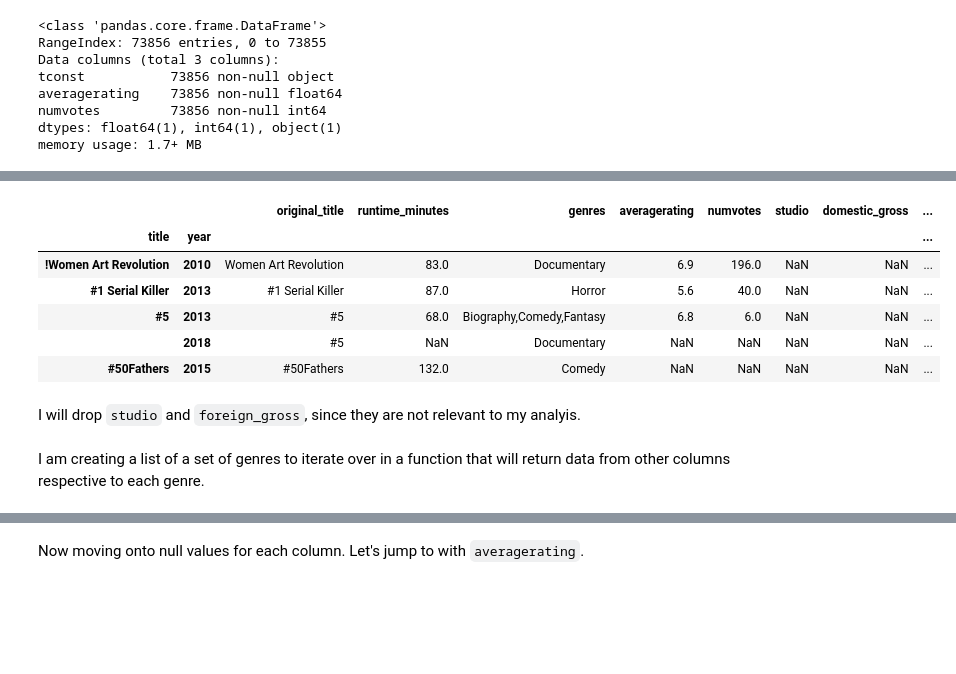
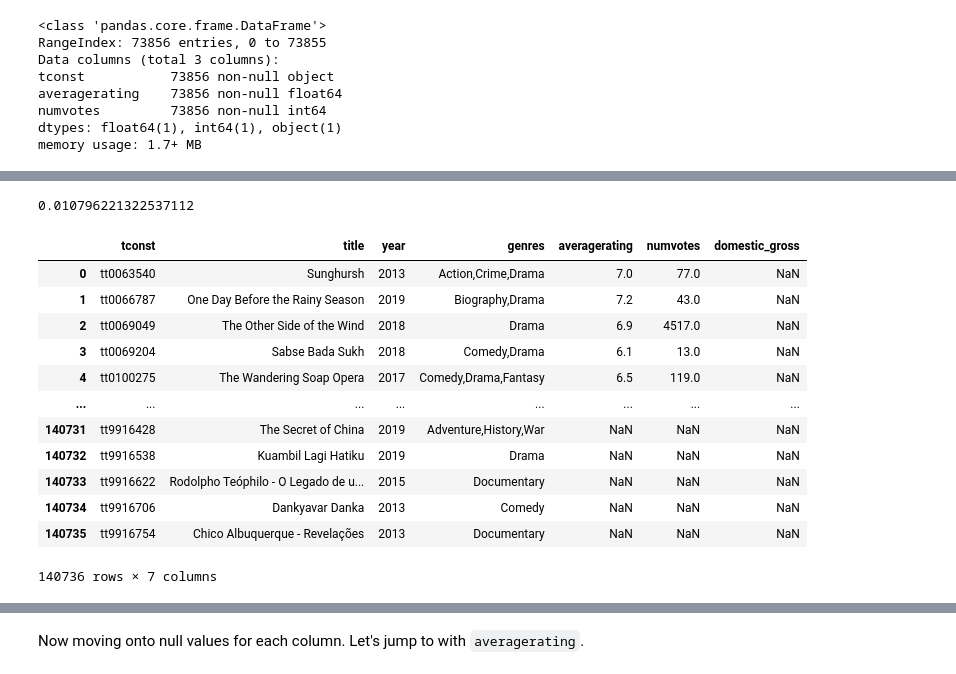
Before and after one commit to jeremypagirsky/Movie-Analysis, a Jupyter notebook: Pagirsky_Phase_1_Project.ipynb, the cells around one changed output, grey strips where cells are left out. Drawn from its saved outputs; the diff is of its cells as text; code cells hidden in the pictures; blank space fills up the shorter version.

```diff
--- a/Pagirsky_Phase_1_Project.ipynb
+++ b/Pagirsky_Phase_1_Project.ipynb
@@ -158,0 +459,2 @@ imdb_df.set_index(['title', 'year'], inplace=True)
+# %%
+df1['year'] = df1['year'].astype('int64')
@@ -178,2 +494,0 @@ I will also set `title` and `year` as the indices for the Box Office Mojo datase
-# %%
-df1.set_index(['title', 'year'], inplace=True)
@@ -204,0 +495,3 @@ The majority of the analyses pertain to movie genre. As shown below, because ove
+# %%
+#This will allow me to find any placeholder values (e.g., year=2022)
+imdb_df['year'] = imdb_df['year'].astype('int64')
@@ -205,3 +512,6 @@ The majority of the analyses pertain to movie genre. As shown below, because ove
+# %%
+#I use an `outer` join to include all data from both datasets. I have named my new working dataset `joined_df`.
+joined_df = imdb_df.merge(df1, how='outer')
 # %%
 joined_df.info()
 # %% [output]
@@ -225,14 +561,22 @@ memory usage: 10.8+ MB
+# %%
+1536/142272
+# %% [output]
+0.010796221322537112
 # %%
 joined_df = joined_df[joined_df['genres'].notna()]
 # %%
-joined_df.head()
+joined_df
 # %% [output]
-|  |  | original_title | runtime_minutes | genres | averagerating | numvotes | studio | domestic_gross | ... |
-| title | year |  |  |  |  |  |  |  | ... |
-| !Women Art Revolution | 2010 | Women Art Revolution | 83.0 | Documentary | 6.9 | 196.0 | NaN | NaN | ... |
-| #1 Serial Killer | 2013 | #1 Serial Killer | 87.0 | Horror | 5.6 | 40.0 | NaN | NaN | ... |
-| #5 | 2013 | #5 | 68.0 | Biography,Comedy,Fantasy | 6.8 | 6.0 | NaN | NaN | ... |
-|  | 2018 | #5 | NaN | Documentary | NaN | NaN | NaN | NaN | ... |
-| #50Fathers | 2015 | #50Fathers | 132.0 | Comedy | NaN | NaN | NaN | NaN | ... |
+|  | tconst | title | year | genres | averagerating | numvotes | domestic_gross |
+| 0 | tt0063540 | Sunghursh | 2013 | Action,Crime,Drama | 7.0 | 77.0 | NaN |
+| 1 | tt0066787 | One Day Before the Rainy Season | 2019 | Biography,Drama | 7.2 | 43.0 | NaN |
+| 2 | tt0069049 | The Other Side of the Wind | 2018 | Drama | 6.9 | 4517.0 | NaN |
+| 3 | tt0069204 | Sabse Bada Sukh | 2018 | Comedy,Drama | 6.1 | 13.0 | NaN |
+| 4 | tt0100275 | The Wandering Soap Opera | 2017 | Comedy,Drama,Fantasy | 6.5 | 119.0 | NaN |
+| ... | ... | ... | ... | ... | ... | ... | ... |
+| 140731 | tt9916428 | The Secret of China | 2019 | Adventure,History,War | NaN | NaN | NaN |
+| 140732 | tt9916538 | Kuambil Lagi Hatiku | 2019 | Drama | NaN | NaN | NaN |
+| 140733 | tt9916622 | Rodolpho Teóphilo - O Legado de u... | 2015 | Documentary | NaN | NaN | NaN |
+| 140734 | tt9916706 | Dankyavar Danka | 2013 | Comedy | NaN | NaN | NaN |
+| 140735 | tt9916754 | Chico Albuquerque - Revelações | 2013 | Documentary | NaN | NaN | NaN |
+140736 rows × 7 columns
-# %% [markdown]
-I will drop `studio` and `foreign_gross`, since they are not relevant to my analyis.
@@ -241,5 +583,3 @@ joined_df.drop(columns = ['studio', 'foreign_gross'], inplace=True)
-# %% [markdown]
-I am creating a list of a set of genres to iterate over in a function that will return data from other columns respective to each genre.
 # %%
 joined_df.info()
 # %% [output]
```
Also changed, not shown: parts of 188 cells of this notebook.
